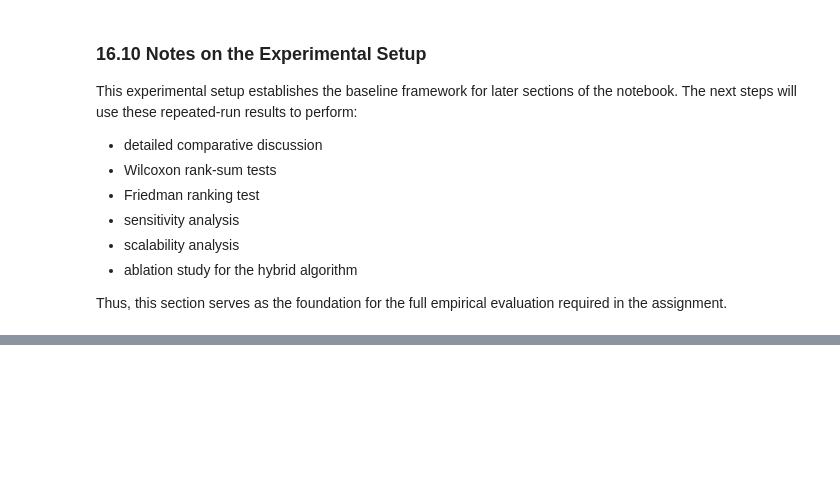
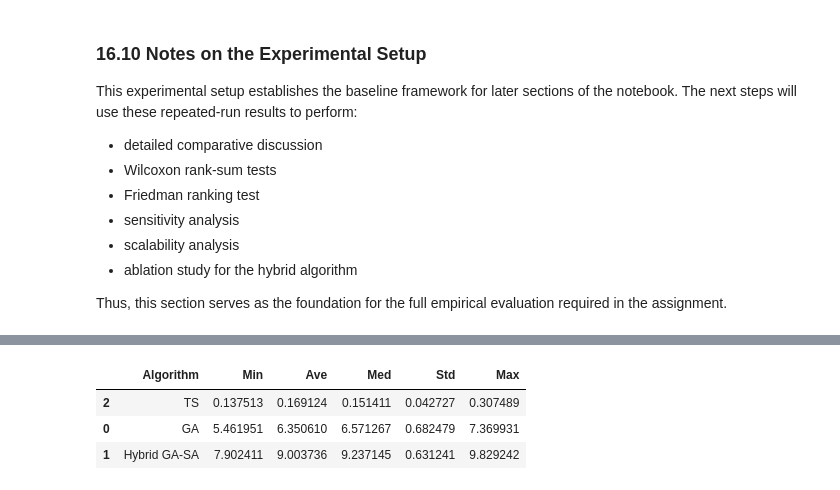
Before and after one commit to bhuttazain/Operator-Scheduling-Problem, a Jupyter notebook: Operator_Scheduling_Problem.ipynb, the cells around one changed output, grey strips where cells are left out. Drawn from its saved outputs; the diff is of its cells as text; code cells hidden in the pictures; blank space fills up the shorter version.

```diff
--- a/Operator_Scheduling_Problem.ipynb
+++ b/Operator_Scheduling_Problem.ipynb
@@ -2013,0 +1977,15 @@ else:
+# %%
+runtime_stats_table = results_df.groupby("Algorithm")["Runtime"].agg(
+    Min="min",
+    Ave="mean",
+    Med="median",
+    Std="std",
+    Max="max"
+).reset_index().sort_values(by="Ave")
+
+runtime_stats_table
+# %% [output]
+|  | Algorithm | Min | Ave | Med | Std | Max |
+| 2 | TS | 0.137513 | 0.169124 | 0.151411 | 0.042727 | 0.307489 |
+| 0 | GA | 5.461951 | 6.350610 | 6.571267 | 0.682479 | 7.369931 |
+| 1 | Hybrid GA-SA | 7.902411 | 9.003736 | 9.237145 | 0.631241 | 9.829242 |
```
Also changed, not shown: parts of 28 cells of this notebook.
